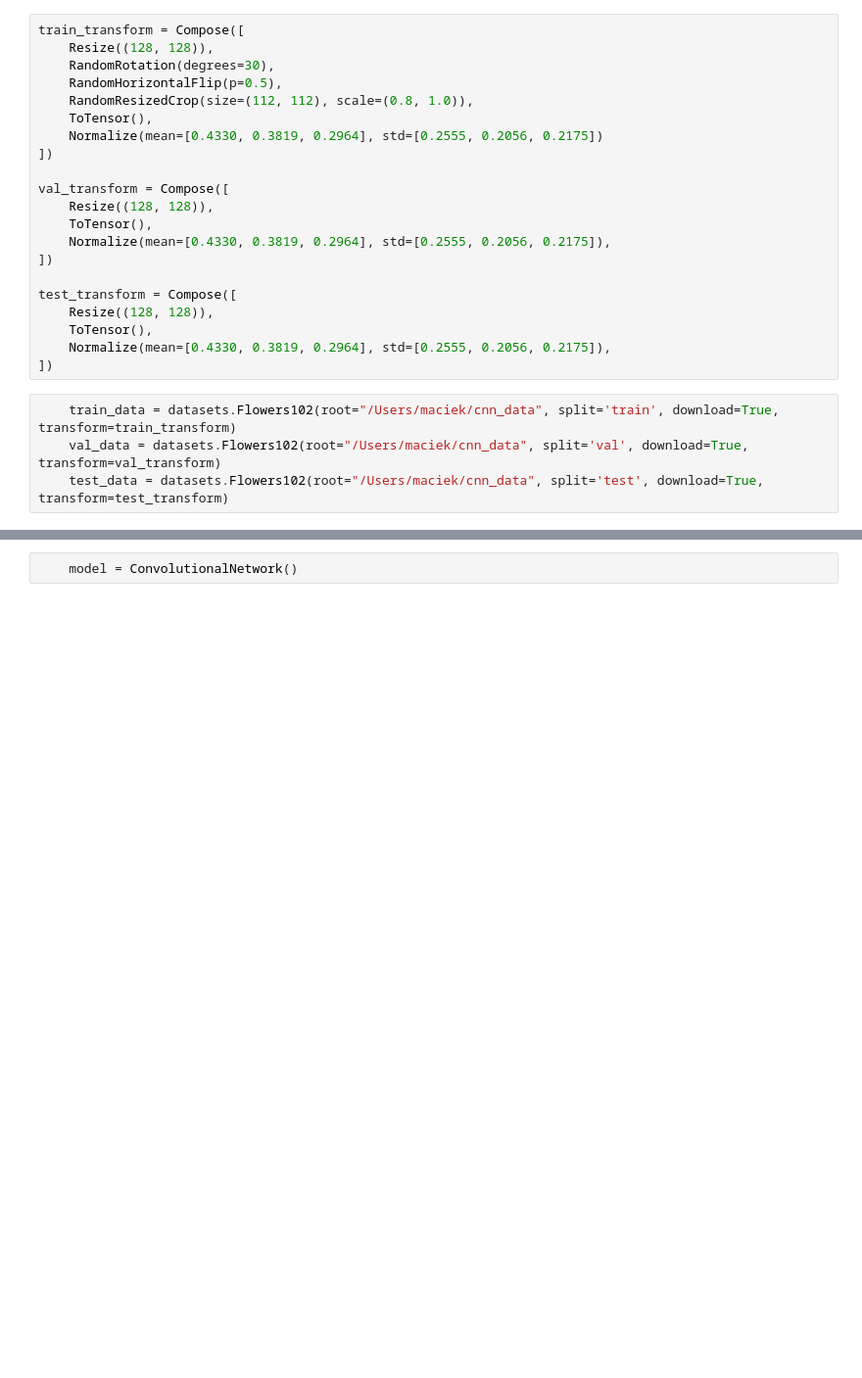
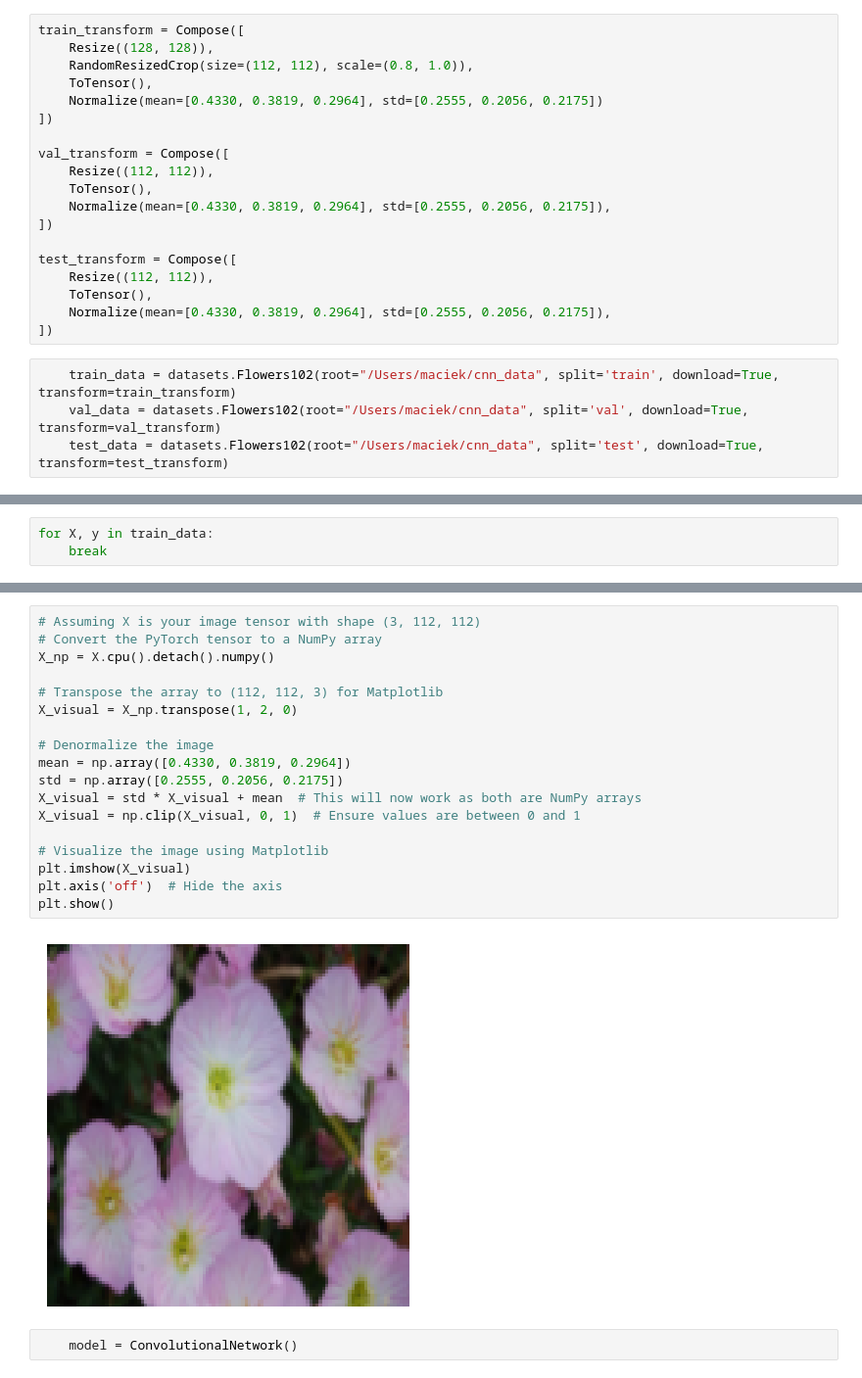
Before and after one commit to Maciekm1/IMLO-Flower-Classification-NN, a Jupyter notebook: IMLO-Project.ipynb, the cells around one changed output, grey strips where cells are left out. Shown at 98% size. Saved outputs shown, nothing was run; the diff lists cells and outputs as text; blank space fills up the shorter version.

```diff
--- a/IMLO-Project.ipynb
+++ b/IMLO-Project.ipynb
@@ -94,21 +127,19 @@ Std: tensor([0.2555, 0.2056, 0.2175])
 # %%
 train_transform = Compose([
     Resize((128, 128)),
-    RandomRotation(degrees=30),
-    RandomHorizontalFlip(p=0.5),
     RandomResizedCrop(size=(112, 112), scale=(0.8, 1.0)),
     ToTensor(),
     Normalize(mean=[0.4330, 0.3819, 0.2964], std=[0.2555, 0.2056, 0.2175])
 ])
 
 val_transform = Compose([
-    Resize((128, 128)),
+    Resize((112, 112)),
     ToTensor(),
     Normalize(mean=[0.4330, 0.3819, 0.2964], std=[0.2555, 0.2056, 0.2175]),
 ])
 
 test_transform = Compose([
-    Resize((128, 128)),
+    Resize((112, 112)),
     ToTensor(),
     Normalize(mean=[0.4330, 0.3819, 0.2964], std=[0.2555, 0.2056, 0.2175]),
 ])
@@ -122,0 +154,3 @@ test_transform = Compose([
+# %%
+for X, y in train_data:
+    break
@@ -123,3 +161,23 @@ test_transform = Compose([
+# %%
+# Assuming X is your image tensor with shape (3, 112, 112)
+# Convert the PyTorch tensor to a NumPy array
+X_np = X.cpu().detach().numpy()
+
+# Transpose the array to (112, 112, 3) for Matplotlib
+X_visual = X_np.transpose(1, 2, 0)
+
+# Denormalize the image
+mean = np.array([0.4330, 0.3819, 0.2964])
+std = np.array([0.2555, 0.2056, 0.2175])
+X_visual = std * X_visual + mean  # This will now work as both are NumPy arrays
+X_visual = np.clip(X_visual, 0, 1)  # Ensure values are between 0 and 1
+
+# Visualize the image using Matplotlib
+plt.imshow(X_visual)
+plt.axis('off')  # Hide the axis
+plt.show()
+# %% [output]
+[figure, added]
 # %%
     model = ConvolutionalNetwork()
 # %%
```
Also changed, not shown: parts of 9 cells of this notebook, 1 other file.
